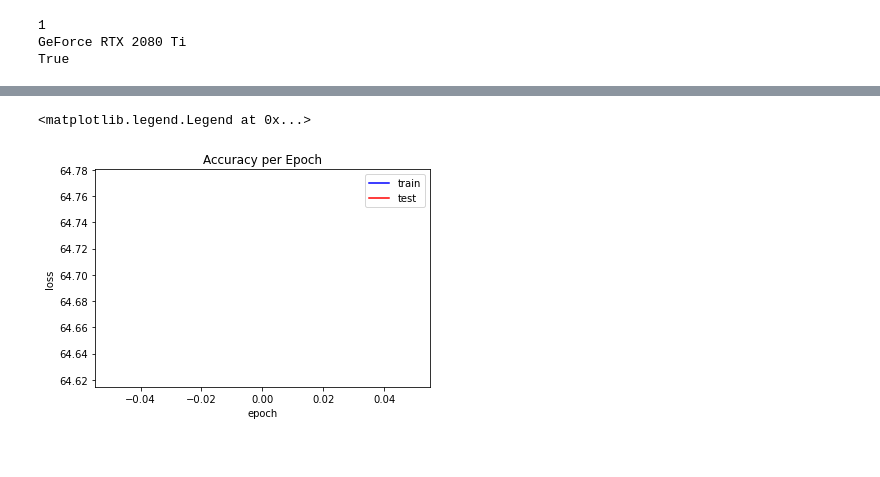
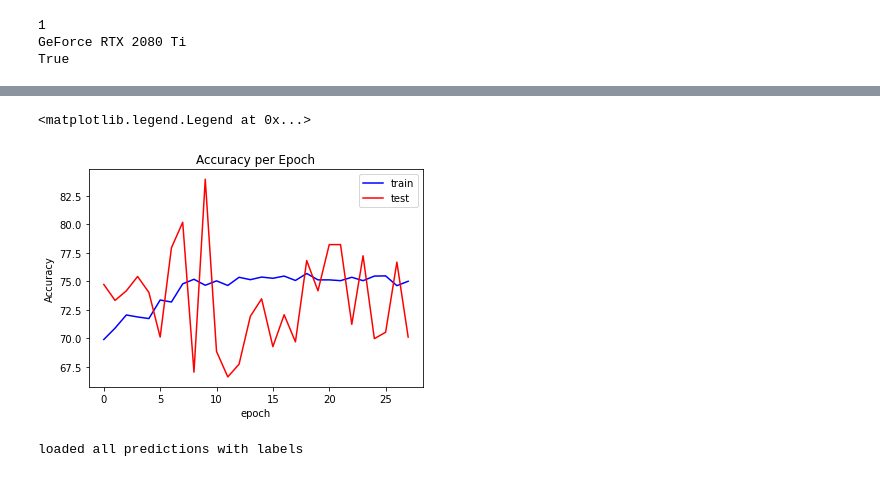
Before and after one commit to nichpass/Bucknell-Senior-Design-2021, a Jupyter notebook: transfer_classifier_resnet_single.ipynb, the cells around one changed output, grey strips where cells are left out. Saved outputs shown, nothing was run; the diff lists cells and outputs as text; code cells hidden in the pictures.

```diff
--- a/transfer_classifier_resnet_single.ipynb
+++ b/transfer_classifier_resnet_single.ipynb
@@ -39,5 +23,7 @@ The animation.avconv_args rcparam was deprecated in Matplotlib 3.3 and will be r
 # %%
 n_epochs = 50
+patience_limit = 20
+patience = 0
 batch_size_train = 4# was 64
 batch_size_test = 4
 learning_rate = 0.001
@@ -45,7 +31,9 @@ momentum = 0.1
 log_interval = 31
 tt_factor = 0.8
 orientation = 'AP'
-num_imgs = 4000
+num_imgs = 5000
+
+model_path = './data/saved_models/' + 'mass_binary.pth'
 
 random_seed = 1
 #torch.backends.cudnn.enabled = False
@@ -309,7 +413,7 @@ def train(epoch):
         total_true_neg += true_neg
         total_false_neg += false_neg
 
-    net_loss /= len(train_loader)
+    net_loss /= (batch_size_train * len(train_loader))
     return net_loss, total_true_pos, total_false_pos, total_true_neg, total_false_neg
 # %%
 def test():
@@ -326,6 +430,7 @@ def test():
                 data, target = data.cuda(), target.cuda()
 
             output = network(data)
+
             criterion = torch.nn.BCELoss()
             net_loss += criterion(output, target).item()
 
@@ -339,7 +444,7 @@ def test():
             total_false_neg += false_neg
 
 
-    net_loss /= len(train_loader)
+    net_loss /= (batch_size_test * len(test_loader))
     return net_loss, total_true_pos, total_false_pos, total_true_neg, total_false_neg
 # %%
 print(torch.cuda.device_count())
@@ -358,6 +463,8 @@ print(train_sample_size, test_sample_size)
 # %%
 print("Starting Training...")
 begin_time = time.time()
+
+min_loss_test = 999
 
 train_losses = []
 test_losses = []
@@ -375,19 +482,19 @@ test_false_pos = []
 test_true_neg = []
 test_false_neg = []
 
+best_model_file = tempfile.NamedTemporaryFile(mode='w+b', delete=False)
+torch.save(network.state_dict(), best_model_file.name)
 
 
-# patience_limit = 25
-# patience = 0
-# min_test_loss = 10
 
 for epoch in range(1, n_epochs + 1):
     start_time = time.time()
+    network.load_state_dict(torch.load(best_model_file.name))
 
     loss_train, true_pos_train, false_pos_train, true_neg_train, false_neg_train = train(epoch)
     loss_test, true_pos_test, false_pos_test, true_neg_test, false_neg_test = test()
 
-#     print("tp / fp / tn / fn : ", true_pos_test, false_pos_test, true_neg_test, false_neg_test )
+    print("tp / fp / tn / fn : ", true_pos_test, false_pos_test, true_neg_test, false_neg_test )
     train_losses.append(loss_train)
     test_losses.append(loss_test)
 
@@ -443,8 +550,30 @@ for epoch in range(1, n_epochs + 1):
           False Negative {:.2f}%
           '''.format(true_pos_rate_test, true_neg_rate_test, false_pos_rate_test, false_neg_rate_test))
 
+
+    if loss_test < min_loss_test:
+        min_loss_test = loss_test
+        patience = 0
+        best_epoch = epoch
+
+        print('Epoch {} --- saving new best model: test loss = {}'.format(epoch, loss_test))
+        torch.save(network.state_dict(), best_model_file.name)
+    else:
+        patience += 1
+
+    if patience == patience_limit:
+        print('Breaking on patience={}'.format(patience))
+        break
+
+
+print('Reloading best model from epoch {}'.format(best_epoch))
+network.load_state_dict(torch.load(best_model_file.name))
+
 end_time = time.time() - begin_time
 
 print("Training complete (time =", round(end_time, 2), "s)")
+torch.save(network.state_dict(),
+           os.path.join(model_path))
+print("Saved model to {}".format(model_path))
 # %% [output]
 Starting Training...
@@ -481,13 +619,13 @@ plt.legend(loc="upper right")
 # %%
 import matplotlib.pyplot as plt
 
 plt.figure()
 plt.title("Accuracy per Epoch")
 plt.plot(train_acc, "-b", label="train")
 plt.plot(test_acc, "-r", label="test")
 plt.xlabel('epoch')
-plt.ylabel('loss')
+plt.ylabel('Accuracy')
 plt.legend(loc="upper right")
 # %% [output]
 <matplotlib.legend.Legend at 0x...>
-[figure, old version]
+[figure, new version]
@@ -497,7 +632,7 @@ plt.legend(loc="upper right")
 # %%
 preds = []
 labels = []
-for imgs, label in test_loader:
+for imgs, label in valid_loader:
 
     pred = network(imgs)
     pred = pred.detach().cpu().numpy()
@@ -508,6 +643,8 @@ for imgs, label in test_loader:
     labels.append(label)
 
 print("loaded all predictions with labels")
+# %% [output]
+loaded all predictions with labels
 # %%
 import numpy as np
 preds_np = np.array([])
```
Also changed, not shown: parts of 15 cells of this notebook.
